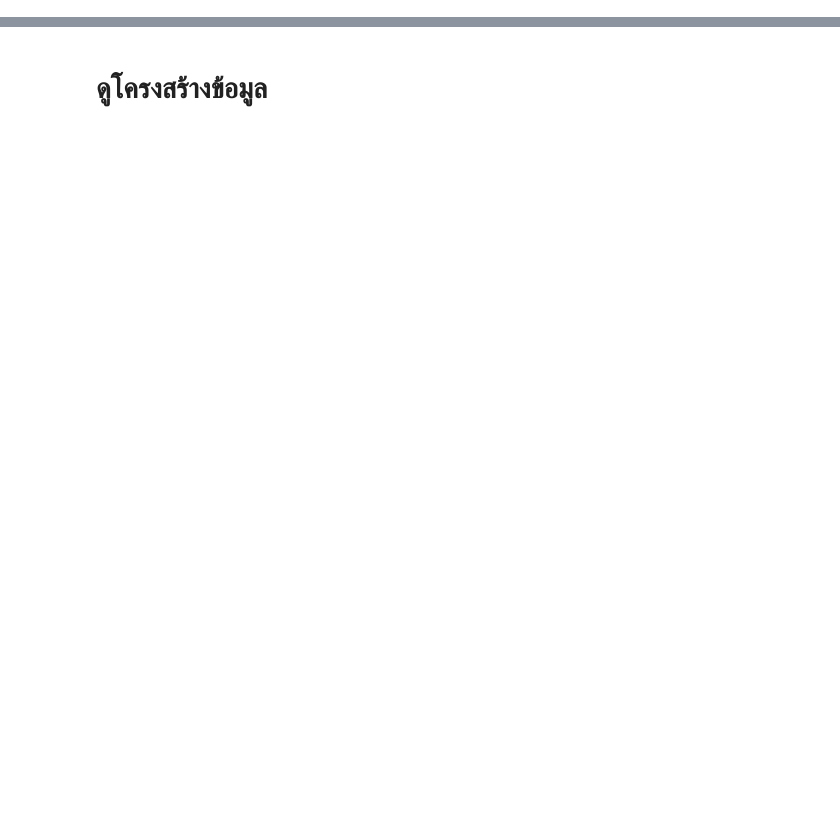
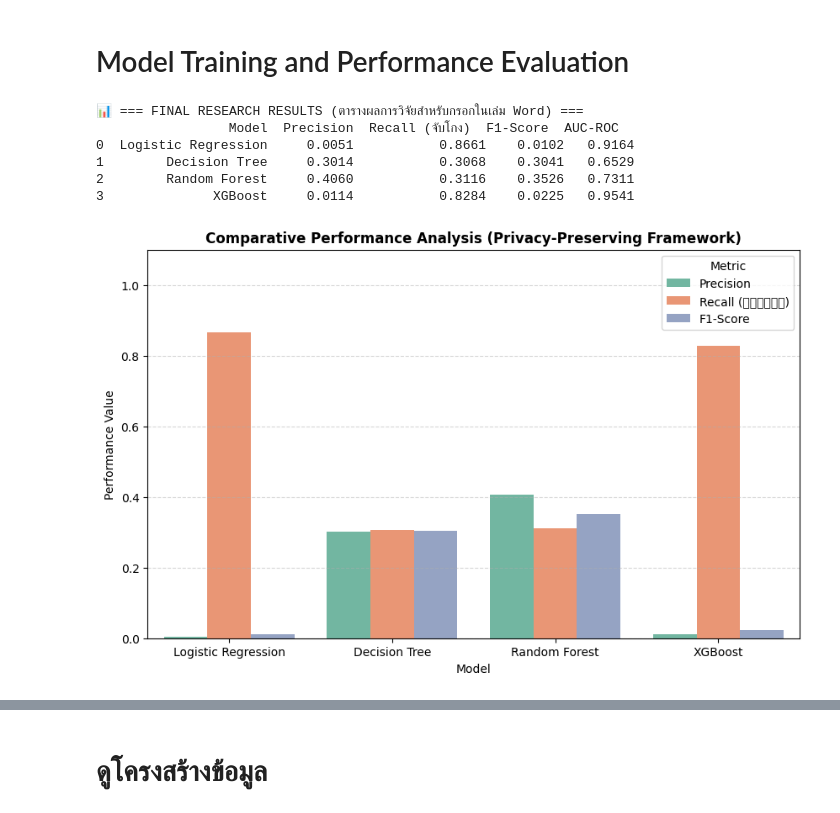
Before and after one commit to Ronglawan/AI-in-Financial-Reporting-and-Fraud-Detection, a Jupyter notebook: AI_in_Financial_Reporting_and_Fraud_Detection.ipynb, the cells around one changed output, grey strips where cells are left out. Saved outputs shown, nothing was run; the diff lists cells and outputs as text; code cells hidden in the pictures; blank space fills up the shorter version.

```diff
--- a/AI_in_Financial_Reporting_and_Fraud_Detection.ipynb
+++ b/AI_in_Financial_Reporting_and_Fraud_Detection.ipynb
@@ -37,0 +59,61 @@ Test set (ข้อมูลสมบูรณ์)  = 1,272,524 แถว
+# %% [markdown]
+# Model Training and Performance Evaluation
+# %%
+from sklearn.linear_model import LogisticRegression
+from sklearn.tree import DecisionTreeClassifier
+from sklearn.ensemble import RandomForestClassifier
+from xgboost import XGBClassifier
+from sklearn.metrics import precision_score, recall_score, f1_score, roc_auc_score
+import matplotlib.pyplot as plt
+import seaborn as sns
+
+# 1. คำนวณน้ำหนักคลาสแก้ปัญหาข้อมูลไม่สมดุล (Class Imbalance)
+weight_ratio = (len(y_train) - sum(y_train)) / sum(y_train)
+
+# 2. นิยามโมเดลทั้ง 4 ตัวสำหรับทำ Comparative Analysis
+models = {
+    "Logistic Regression": LogisticRegression(max_iter=1000, class_weight='balanced', random_state=42),
+    "Decision Tree": DecisionTreeClassifier(class_weight='balanced', random_state=42),
+    "Random Forest": RandomForestClassifier(n_estimators=100, class_weight='balanced', random_state=42, n_jobs=-1),
+    "XGBoost": XGBClassifier(scale_pos_weight=weight_ratio, random_state=42, n_jobs=-1)
+}
+
+results_list = []
+
+# 3. เริ่มเทรนโมเดลและเก็บสถิติวัดผลแบบเจาะลึก
+for name, model in models.items():
+    model.fit(X_train_scaled, y_train)
+    y_pred = model.predict(X_test_scaled)
+    y_proba = model.predict_proba(X_test_scaled)[:, 1] if hasattr(model, "predict_proba") else [0]*len(y_test)
+
+    # บันทึกคะแนนลงสถิติวิจัย
+    results_list.append({
+        "Model": name,
+        "Precision": round(precision_score(y_test, y_pred), 4),
+        "Recall (จับโกง)": round(recall_score(y_test, y_pred), 4),
+        "F1-Score": round(f1_score(y_test, y_pred), 4),
+        "AUC-ROC": round(roc_auc_score(y_test, y_proba), 4)
+    })
+
+# 4. แสดงตารางผลการทดลองขั้นสุดท้ายสำหรับนำไปกรอกเล่มวิจัย
+df_results = pd.DataFrame(results_list)
+print("\n📊 === FINAL RESEARCH RESULTS (ตารางผลการวิจัยสำหรับกรอกในเล่ม Word) ===")
+print(df_results)
+
+# 5. พลอตกราฟแท่งเพื่อนำไปใช้ในสไลด์พรีเซ็นต์และเล่มวิจัยทันที
+plt.figure(figsize=(10, 6))
+df_melted = df_results.melt(id_vars="Model", value_vars=["Precision", "Recall (จับโกง)", "F1-Score"], var_name="Metric", value_name="Score")
+sns.barplot(data=df_melted, x="Model", y="Score", hue="Metric", palette="Set2")
+plt.title("Comparative Performance Analysis (Privacy-Preserving Framework)", fontsize=12, fontweight='bold')
+plt.ylim(0, 1.1)
+plt.ylabel("Performance Value")
+plt.grid(axis='y', linestyle='--', alpha=0.5)
+plt.show()
+# %% [output]
+📊 === FINAL RESEARCH RESULTS (ตารางผลการวิจัยสำหรับกรอกในเล่ม Word) ===
+                 Model  Precision  Recall (จับโกง)  F1-Score  AUC-ROC
+0  Logistic Regression     0.0051           0.8661    0.0102   0.9164
+1        Decision Tree     0.3014           0.3068    0.3041   0.6529
+2        Random Forest     0.4060           0.3116    0.3526   0.7311
+3              XGBoost     0.0114           0.8284    0.0225   0.9541
+[figure, added]
```
Also changed, not shown: parts of 13 cells of this notebook.
